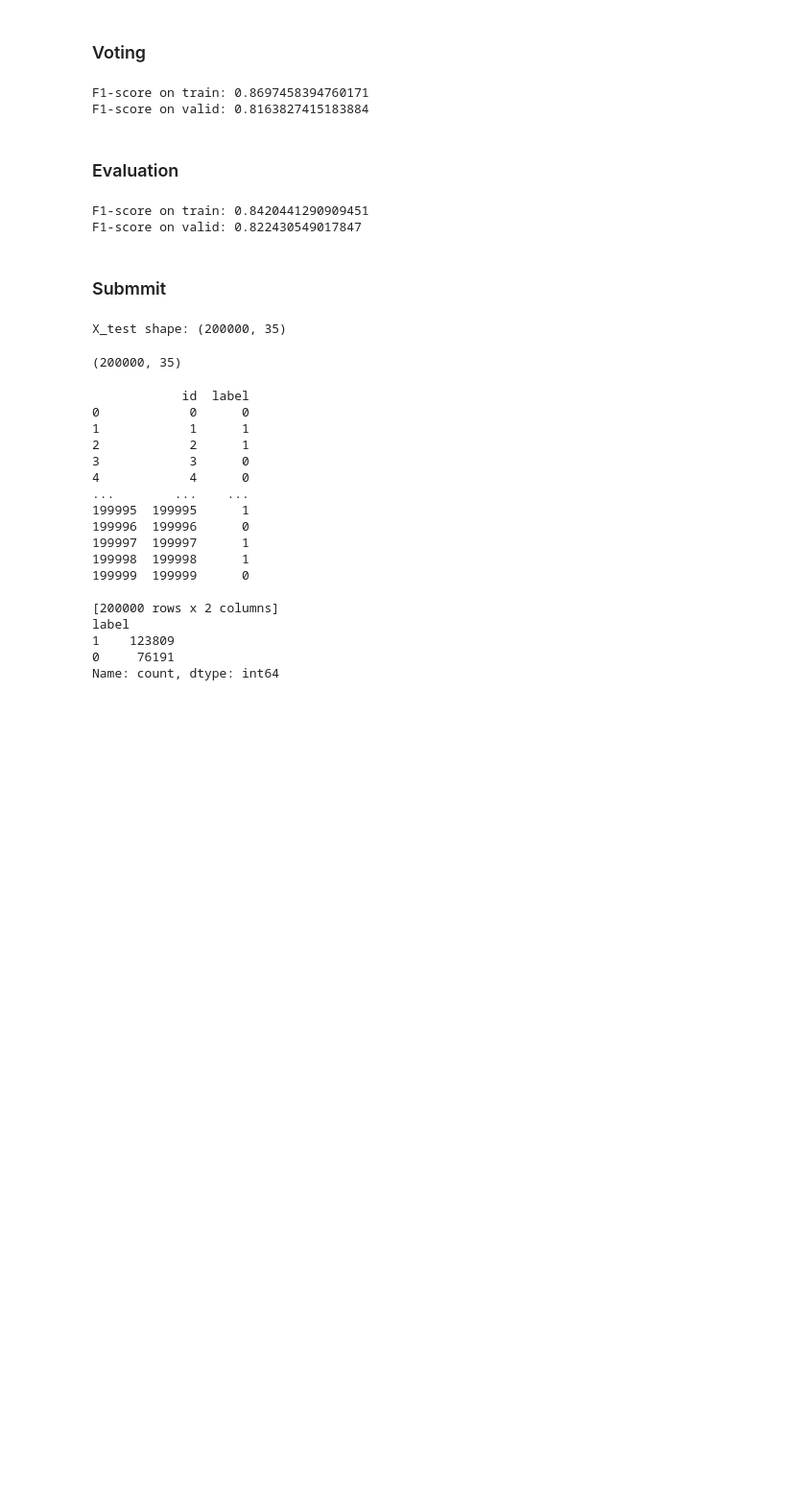
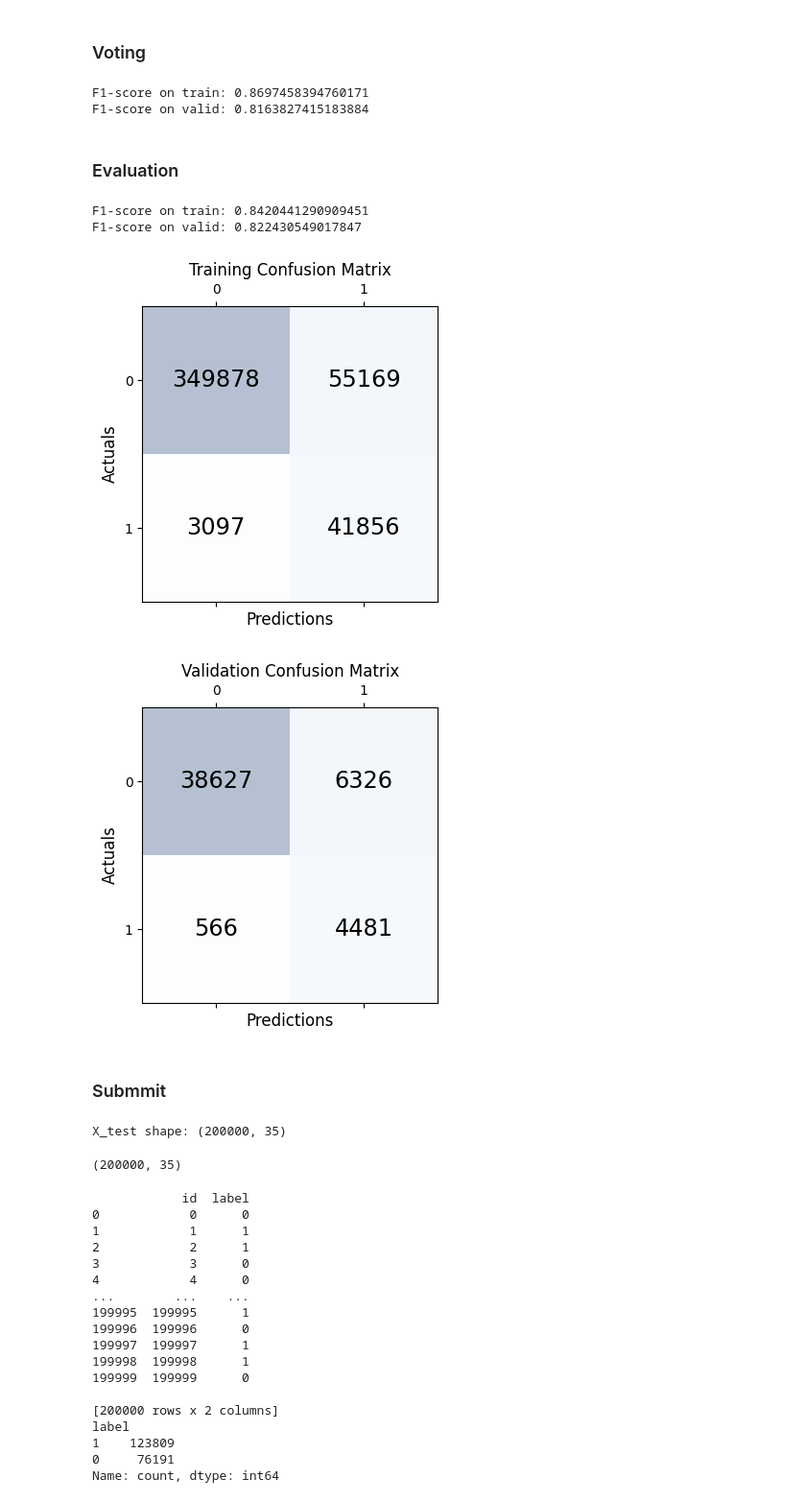
Before and after one commit to huiyuiui/MLCompetition, a Jupyter notebook: team22.ipynb, the cells around one changed output. Shown at 96% size. Saved outputs shown, nothing was run; the diff lists cells and outputs as text; code cells hidden in the pictures; blank space fills up the shorter version.

```diff
--- a/team22.ipynb
+++ b/team22.ipynb
@@ -391,7 +391,7 @@ F1-score on valid: 0.7914677024697587
 cat = CatBoostClassifier(
     # depth=8,
     iterations=2000,
-    class_weights=[1, 9],
+    class_weights=[1, scale_weight],
     # early_stopping_rounds=100,
     loss_function='Logloss',
     eval_metric='F1',
@@ -557,6 +557,40 @@ F1-score on valid: 0.8163827415183884
 # %% [output]
 F1-score on train: 0.8420441290909451
 F1-score on valid: 0.822430549017847
+# %%
+from sklearn.metrics import confusion_matrix
+
+y_pred_train = cat.predict(X_train)
+y_pred_val =  cat.predict(X_valid)
+
+train_matrix = confusion_matrix(y_true=y_train, y_pred=y_pred_train)
+valid_matrix = confusion_matrix(y_true=y_valid, y_pred=y_pred_val)
+
+
+fig, ax = plt.subplots(figsize=(4, 4))
+ax.matshow(train_matrix, cmap=plt.cm.Blues, alpha=0.3)
+for i in range(train_matrix.shape[0]):
+    for j in range(train_matrix.shape[1]):
+        ax.text(x=j, y=i,s=train_matrix[i, j], va='center', ha='center', size='xx-large')
+
+plt.xlabel('Predictions', fontsize=12)
+plt.ylabel('Actuals', fontsize=12)
+plt.title('Training Confusion Matrix', fontsize=12)
+plt.show()
+
+fig, ax = plt.subplots(figsize=(4, 4))
+ax.matshow(valid_matrix, cmap=plt.cm.Blues, alpha=0.3)
+for i in range(valid_matrix.shape[0]):
+    for j in range(valid_matrix.shape[1]):
+        ax.text(x=j, y=i,s=valid_matrix[i, j], va='center', ha='center', size='xx-large')
+
+plt.xlabel('Predictions', fontsize=12)
+plt.ylabel('Actuals', fontsize=12)
+plt.title('Validation Confusion Matrix', fontsize=12)
+plt.show()
+# %% [output]
+[figure, added]
+[figure, added]
 # %% [markdown]
 ### Submmit
 # %%
```
Also changed, not shown: parts of 4 cells of this notebook, 2 other files.
